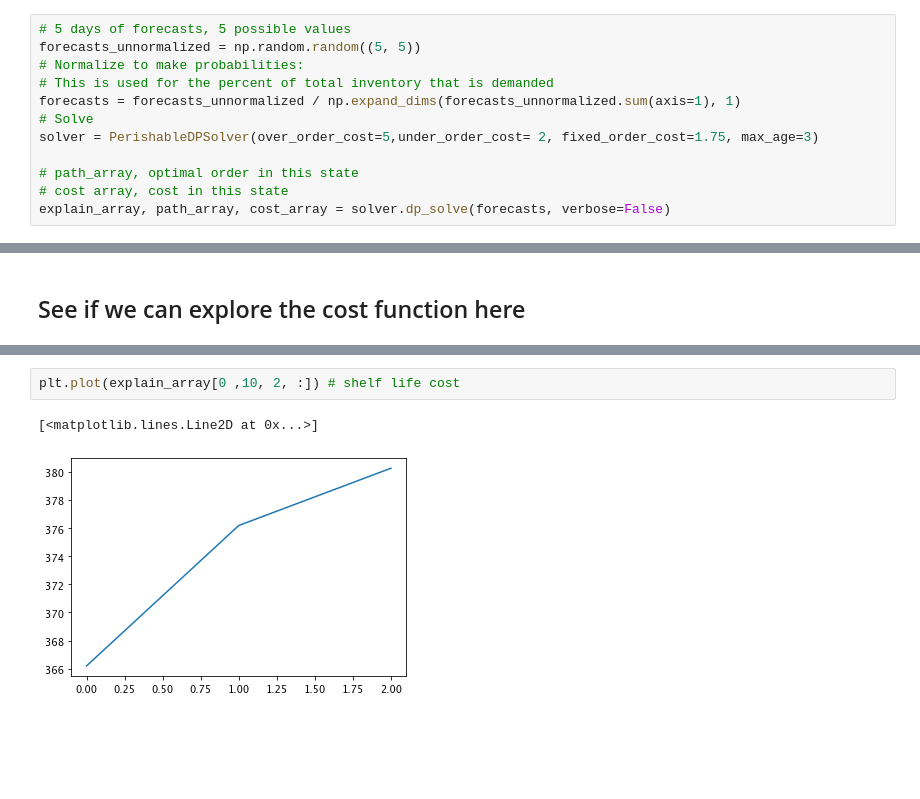
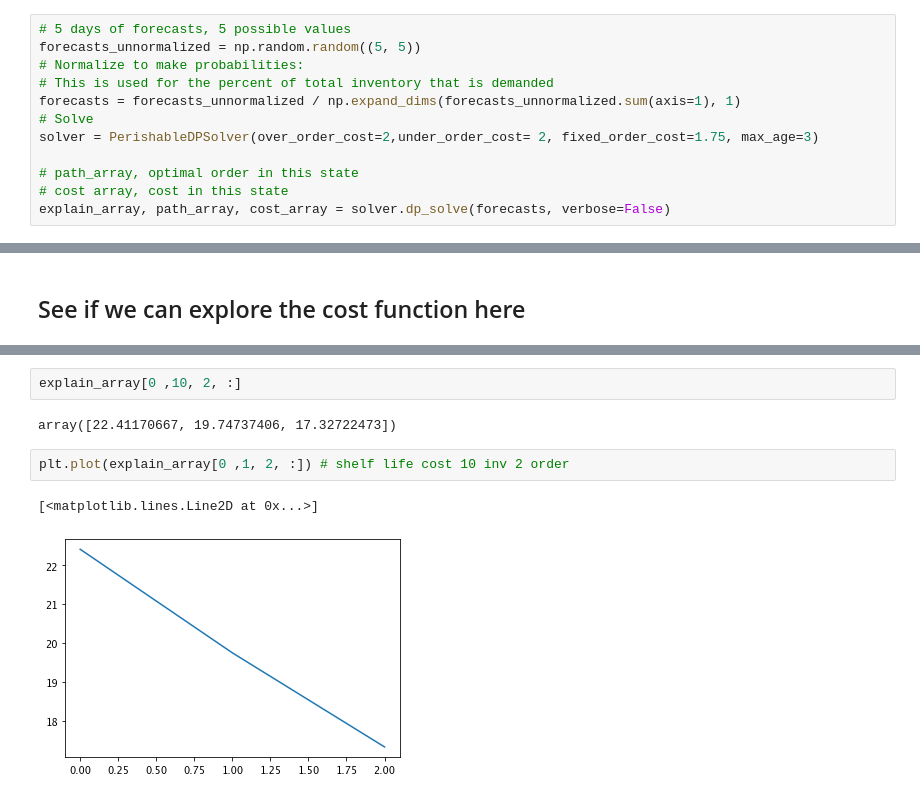
Before and after one commit to jonhilgart22/perishable_food_optimization, a Jupyter notebook: notebooks/afresh_code_updated.ipynb, the cells around one changed output, grey strips where cells are left out. Cells and saved outputs as stored; diff of their text form; blank space fills up the shorter version.

```diff
--- a/notebooks/afresh_code_updated.ipynb
+++ b/notebooks/afresh_code_updated.ipynb
@@ -610,7 +621,7 @@ forecasts_unnormalized = np.random.random((5, 5))
 # This is used for the percent of total inventory that is demanded
 forecasts = forecasts_unnormalized / np.expand_dims(forecasts_unnormalized.sum(axis=1), 1)
 # Solve
-solver = PerishableDPSolver(over_order_cost=5,under_order_cost= 2, fixed_order_cost=1.75, max_age=3)
+solver = PerishableDPSolver(over_order_cost=2,under_order_cost= 2, fixed_order_cost=1.75, max_age=3)
 
 # path_array, optimal order in this state
 # cost array, cost in this state
@@ -658,8 +685,12 @@ explain_array[0, 0,  0,  2]
+# %%
+explain_array[0 ,10, 2, :]
+# %% [output]
+array([22.41170667, 19.74737406, 17.32722473])
 # %%
-plt.plot(explain_array[0 ,10, 2, :]) # shelf life cost
+plt.plot(explain_array[0 ,1, 2, :]) # shelf life cost 10 inv 2 order
 # %% [output]
 [<matplotlib.lines.Line2D at 0x...>]
-[figure, old version]
+[figure, new version]
 # %%
 plt.plot(explain_array[0 ,0, :, 2]) # max order cost
 # %% [output]
```
Also changed, not shown: parts of 22 cells of this notebook, 3 other files.
